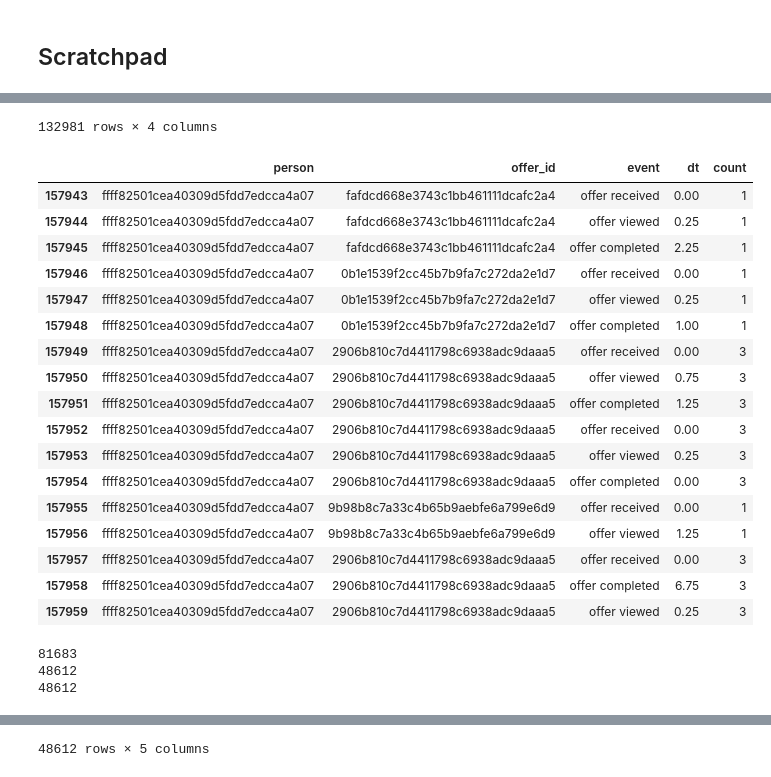
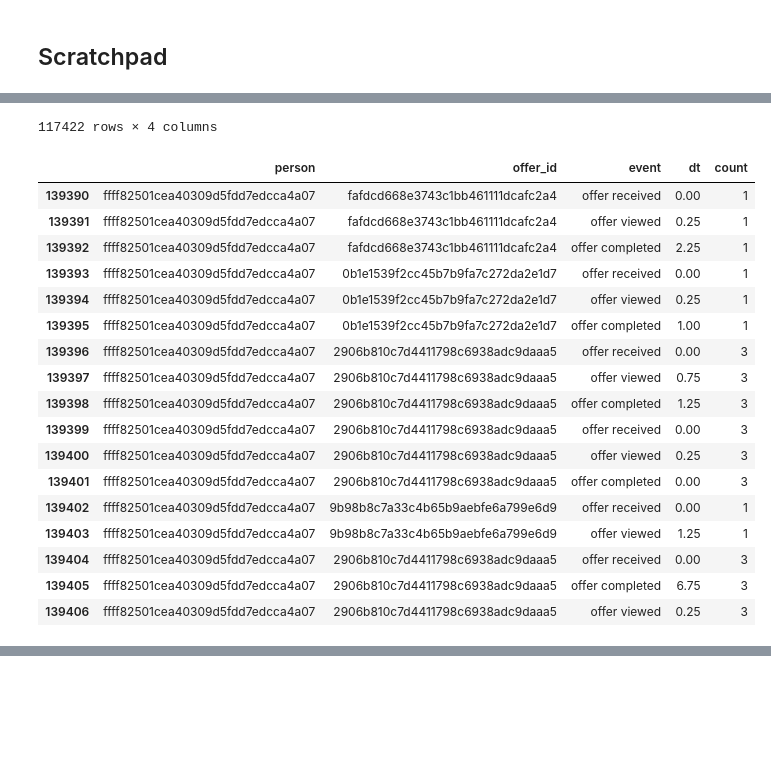
Before and after one commit to Sopka/udacity-starbucks-capstone, a Jupyter notebook: Starbucks_Capstone_notebook.ipynb, the cells around one changed output, grey strips where cells are left out. Cells and saved outputs as stored; diff of their text form; code cells hidden in the pictures; blank space fills up the shorter version.

```diff
--- a/Starbucks_Capstone_notebook.ipynb
+++ b/Starbucks_Capstone_notebook.ipynb
@@ -369,6 +374,10 @@ All event types:  {'offer received', 'offer viewed', 'transaction', 'offer compl
 # %%
-def prepare_transcript(transcript):
+def prepare_transcript(transcript, profile_ids_with_nulls):
     transcript = transcript.copy() # do not alter the original values outside of this function
+
+    # we do not wan to consider transcript entries where persons in profile had only null values
+    transcript = transcript[~(transcript.person.isin(profile_ids_with_nulls))]
+
     # create new columns each representing the json value for the corresponding event type.
     transcript['offer_id'] = transcript[
         transcript.event.isin(['offer received', 'offer viewed', 'offer completed'])
@@ -381,7 +390,7 @@ def prepare_transcript(transcript):
     transcript.drop(['value'], axis=1, inplace=True)
     return transcript
 
-ptranscript = prepare_transcript(transcript)
+ptranscript = prepare_transcript(transcript, profile_ids_with_nulls)
 ptranscript.shape
 #prep_transcript.groupby(by=['person','offer_id']).person.value_counts()
 # %% [output]
@@ -627,6 +644,15 @@ dtevent.groupby(by=['person','offer_id','event']).dt.count().reset_index()
 # %%
 def analyze_dtevent(dtevent):
+    group_key = ['person','offer_id','event']
     pdtevent = dtevent.copy()
+
+    def combine_event_with_mean(pdtevent, event):
+        group_mean = pdtevent[pdtevent.event==event].groupby(by=group_key).dt.mean().unstack().reset_index()
+        group_mean.columns = ['person','offer_id','dt_mean']
+        group_mean['event'] = event
+        group_mean = group_mean.merge(pdtevent[pdtevent.event==event].drop_duplicates(subset=group_key)[['person','offer_id','count']],
+                                left_on=['person','offer_id'], right_on=['person','offer_id'],how='left' )
+        return group_mean
 
 
     oc_count = dtevent.groupby(by=['person','offer_id','event']).dt.count().reset_index()
@@ -639,21 +665,15 @@ def analyze_dtevent(dtevent):
     # we do not need the offer requested type
     pdtevent = pdtevent[pdtevent.event != 'offer received']
     pdtevent = pdtevent.sort_values(by=['person', 'offer_id','event'])
-    print(pdtevent.shape[0])
-    offer_viewed = pdtevent[pdtevent.event=='offer viewed'].groupby(by=['person','offer_id','event']).dt.mean().unstack().reset_index()
-    offer_viewed.columns = ['person','offer_id','dt_mean']
-    offer_viewed['event'] = 'offer viewed'
-    print(offer_viewed.shape[0])
-    offer_viewed = offer_viewed.merge(pdtevent[pdtevent.event=='offer viewed'].drop_duplicates(subset=['person','offer_id','event'])[['person','offer_id','count']],
-                                left_on=['person','offer_id'], right_on=['person','offer_id'],how='left' )
-    print(offer_viewed.shape[0])
-    display(offer_viewed)
+    offer_viewed = combine_event_with_mean(pdtevent, 'offer viewed')
+    offer_completed = combine_event_with_mean(pdtevent, 'offer completed')
+
+    mean_dtevent = pd.concat([offer_viewed, offer_completed]).sort_values(by=group_key)
+    return mean_dtevent
 
 
 
-
-
-analyze_dtevent(dtevent)
+mean_dtevent = analyze_dtevent(dtevent)
 # %% [output]
 |  | person | offer_id | event | count |
 | 0 | 0009655768c64bdeb2e877511632db8f | 2906b810c7d4411798c6938adc9daaa5 | offer received | 1 |
@@ -670,22 +690,19 @@ analyze_dtevent(dtevent)
-132981 rows × 4 columns
+117422 rows × 4 columns
 |  | person | offer_id | event | dt | count |
-| 157943 | ffff82501cea40309d5fdd7edcca4a07 | fafdcd668e3743c1bb461111dcafc2a4 | offer received | 0.00 | 1 |
-| 157944 | ffff82501cea40309d5fdd7edcca4a07 | fafdcd668e3743c1bb461111dcafc2a4 | offer viewed | 0.25 | 1 |
-| 157945 | ffff82501cea40309d5fdd7edcca4a07 | fafdcd668e3743c1bb461111dcafc2a4 | offer completed | 2.25 | 1 |
-| 157946 | ffff82501cea40309d5fdd7edcca4a07 | 0b1e1539f2cc45b7b9fa7c272da2e1d7 | offer received | 0.00 | 1 |
-| 157947 | ffff82501cea40309d5fdd7edcca4a07 | 0b1e1539f2cc45b7b9fa7c272da2e1d7 | offer viewed | 0.25 | 1 |
-| 157948 | ffff82501cea40309d5fdd7edcca4a07 | 0b1e1539f2cc45b7b9fa7c272da2e1d7 | offer completed | 1.00 | 1 |
-| 157949 | ffff82501cea40309d5fdd7edcca4a07 | 2906b810c7d4411798c6938adc9daaa5 | offer received | 0.00 | 3 |
-| 157950 | ffff82501cea40309d5fdd7edcca4a07 | 2906b810c7d4411798c6938adc9daaa5 | offer viewed | 0.75 | 3 |
-| 157951 | ffff82501cea40309d5fdd7edcca4a07 | 2906b810c7d4411798c6938adc9daaa5 | offer completed | 1.25 | 3 |
-| 157952 | ffff82501cea40309d5fdd7edcca4a07 | 2906b810c7d4411798c6938adc9daaa5 | offer received | 0.00 | 3 |
-| 157953 | ffff82501cea40309d5fdd7edcca4a07 | 2906b810c7d4411798c6938adc9daaa5 | offer viewed | 0.25 | 3 |
-| 157954 | ffff82501cea40309d5fdd7edcca4a07 | 2906b810c7d4411798c6938adc9daaa5 | offer completed | 0.00 | 3 |
-| 157955 | ffff82501cea40309d5fdd7edcca4a07 | 9b98b8c7a33c4b65b9aebfe6a799e6d9 | offer received | 0.00 | 1 |
-| 157956 | ffff82501cea40309d5fdd7edcca4a07 | 9b98b8c7a33c4b65b9aebfe6a799e6d9 | offer viewed | 1.25 | 1 |
-| 157957 | ffff82501cea40309d5fdd7edcca4a07 | 2906b810c7d4411798c6938adc9daaa5 | offer received | 0.00 | 3 |
-| 157958 | ffff82501cea40309d5fdd7edcca4a07 | 2906b810c7d4411798c6938adc9daaa5 | offer completed | 6.75 | 3 |
-| 157959 | ffff82501cea40309d5fdd7edcca4a07 | 2906b810c7d4411798c6938adc9daaa5 | offer viewed | 0.25 | 3 |
+| 139390 | ffff82501cea40309d5fdd7edcca4a07 | fafdcd668e3743c1bb461111dcafc2a4 | offer received | 0.00 | 1 |
+| 139391 | ffff82501cea40309d5fdd7edcca4a07 | fafdcd668e3743c1bb461111dcafc2a4 | offer viewed | 0.25 | 1 |
+| 139392 | ffff82501cea40309d5fdd7edcca4a07 | fafdcd668e3743c1bb461111dcafc2a4 | offer completed | 2.25 | 1 |
+| 139393 | ffff82501cea40309d5fdd7edcca4a07 | 0b1e1539f2cc45b7b9fa7c272da2e1d7 | offer received | 0.00 | 1 |
+| 139394 | ffff82501cea40309d5fdd7edcca4a07 | 0b1e1539f2cc45b7b9fa7c272da2e1d7 | offer viewed | 0.25 | 1 |
+| 139395 | ffff82501cea40309d5fdd7edcca4a07 | 0b1e1539f2cc45b7b9fa7c272da2e1d7 | offer completed | 1.00 | 1 |
+| 139396 | ffff82501cea40309d5fdd7edcca4a07 | 2906b810c7d4411798c6938adc9daaa5 | offer received | 0.00 | 3 |
+| 139397 | ffff82501cea40309d5fdd7edcca4a07 | 2906b810c7d4411798c6938adc9daaa5 | offer viewed | 0.75 | 3 |
+| 139398 | ffff82501cea40309d5fdd7edcca4a07 | 2906b810c7d4411798c6938adc9daaa5 | offer completed | 1.25 | 3 |
+| 139399 | ffff82501cea40309d5fdd7edcca4a07 | 2906b810c7d4411798c6938adc9daaa5 | offer received | 0.00 | 3 |
+| 139400 | ffff82501cea40309d5fdd7edcca4a07 | 2906b810c7d4411798c6938adc9daaa5 | offer viewed | 0.25 | 3 |
+| 139401 | ffff82501cea40309d5fdd7edcca4a07 | 2906b810c7d4411798c6938adc9daaa5 | offer completed | 0.00 | 3 |
+| 139402 | ffff82501cea40309d5fdd7edcca4a07 | 9b98b8c7a33c4b65b9aebfe6a799e6d9 | offer received | 0.00 | 1 |
+| 139403 | ffff82501cea40309d5fdd7edcca4a07 | 9b98b8c7a33c4b65b9aebfe6a799e6d9 | offer viewed | 1.25 | 1 |
+| 139404 | ffff82501cea40309d5fdd7edcca4a07 | 2906b810c7d4411798c6938adc9daaa5 | offer received | 0.00 | 3 |
+| 139405 | ffff82501cea40309d5fdd7edcca4a07 | 2906b810c7d4411798c6938adc9daaa5 | offer completed | 6.75 | 3 |
+| 139406 | ffff82501cea40309d5fdd7edcca4a07 | 2906b810c7d4411798c6938adc9daaa5 | offer viewed | 0.25 | 3 |
-81683
-48612
-48612
@@ -704 +708,0 @@ analyze_dtevent(dtevent)
-48612 rows × 5 columns
```
Also changed, not shown: parts of 25 cells of this notebook.
